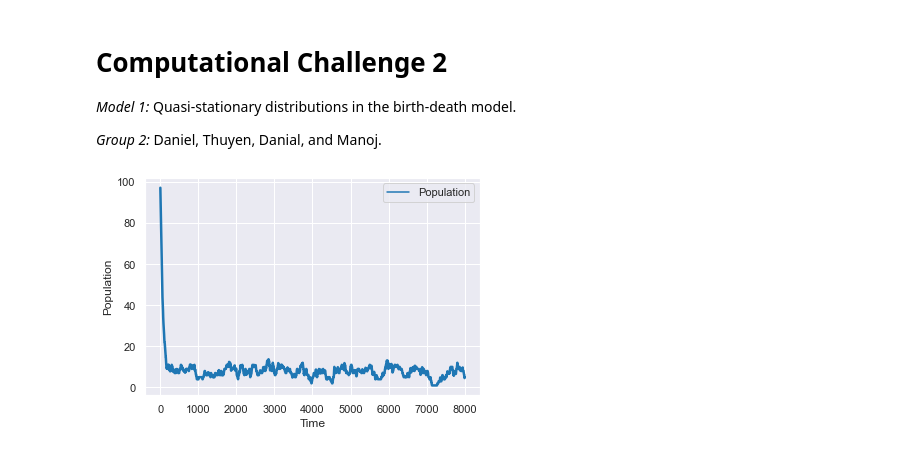
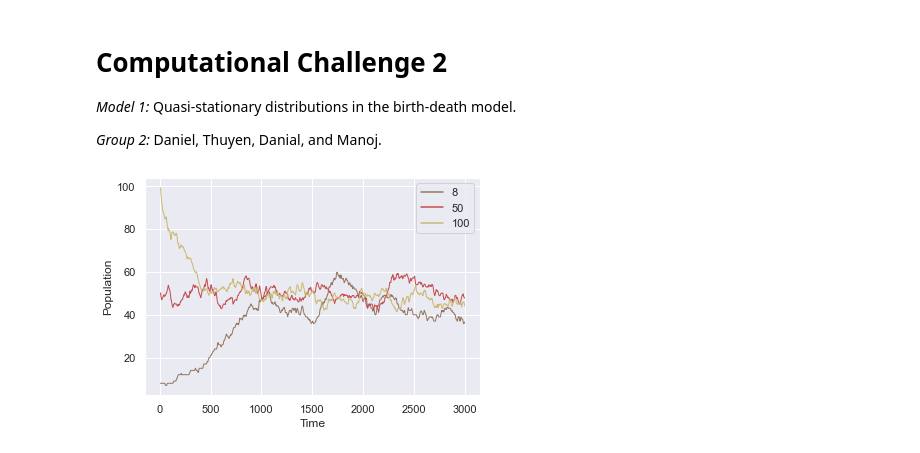
Before and after one commit to trienthuyendang/M6397-StochasticProcesses, a Jupyter notebook: Computational-challenges/CompChallenge2.ipynb, the cells around one changed output. Drawn from its saved outputs; the diff is of its cells as text; code cells hidden in the pictures.

```diff
--- a/Computational-challenges/CompChallenge2.ipynb
+++ b/Computational-challenges/CompChallenge2.ipynb
@@ -5,68 +5,75 @@
 
 *Group 2:* Daniel, Thuyen, Danial, and Manoj.
 # %%
+import matplotlib.pyplot as plt
+import pandas as pd
 import numpy as np
-import seaborn as sns; sns.set()
-import pandas as pd
-import matplotlib.pyplot as plt
+import time
+from numba import jit
+import seaborn as sns
+sns.set()
+
 
 # sns.set(style="whitegrid")
 
 
-
 # Function: Change of Population
-def changePop(b,d):
+@jit(nopython=True)
+def changePop(b, d):
     r = np.random.random_sample()
     if r < b:
         return 1
     elif r > (b+d):
         return 0
     else:
         return -1
 
 
-
 # Function: Find Probability of Birth/Dearth/None
+@jit(nopython=True)
 def findProp(i):
-    b = r*(i - np.power(i,2)/N)
-    d = r*np.power(i,2)/N
-    return b,d
+    b = r*(i - np.power(i, 2)/N)
+    d = r*np.power(i, 2)/N
+    return b, d
 
 
+# Function: Generate One Population Trajectory
+@jit(nopython=True)
+def popTrajectory(t, P0):
+    pop = np.zeros(t)
+    pop[0] = P0
+    for k in range(t-1):
+        if pop[k] < 1:
+            break
+        else:
+            b, d = findProp(pop[k])
+            pop[k+1] = pop[k] + changePop(b, d)
+    return pop
 
-# Generate and plot one population trajectory
-#--- Intial Parameters
-# r = 0.004
-# K = 50
-r = 0.015
-K = 8
-t = 8000
-P0 = 100 # Initial population
+
+# Generate and plot some population trajectories
+# --- Intial Parameters
+r = 0.004
+K = 50
+t = 3000
+aP0 = [8, 50, 100]  # Initial population
 
 N = 2*K
-pop = np.zeros(t)
-pop[0] = P0
-
-#--- Generate population
-for k in range(t-1):
-    if pop[k] < 1:
-        break
-    else:
-        b,d = findProp(pop[k])
-        pop[k+1] = pop[k] + changePop(b,d)
 
 
 #--- Plot
-time = np.linspace(0,t-1,t)
-time_pop = pd.DataFrame(pop,time,["Population"])
-time_pop = time_pop.rolling(7).mean()
-#ax = sns.lineplot(x="Time", y="Population", data=time_pop, palette="tab10", linewidth=2.5)
-ax = sns.lineplot(data=time_pop,palette="tab10", linewidth=2.5)
+current_palette = sns.color_palette()
+for P0 in aP0:
+    pop = popTrajectory(t, P0)
+    tm = np.linspace(0, t-1, t)
+    time_pop = pd.DataFrame(pop, tm, [P0])
+    time_pop = time_pop.rolling(7).mean()
+    ax = sns.lineplot(data=time_pop, palette=[current_palette[np.random.randint(0,len(current_palette))]], linewidth=1)
+
 ax.set(xlabel='Time', ylabel='Population')
 plt.show()
 
-
-
-# Find the extinction time
+fig = ax.get_figure()
+fig.savefig("1-1-PopulationTrajectories.png")
 # %% [output]
-[figure, old version]
+[figure, new version]
```
Also changed, not shown: parts of 2 cells of this notebook.
